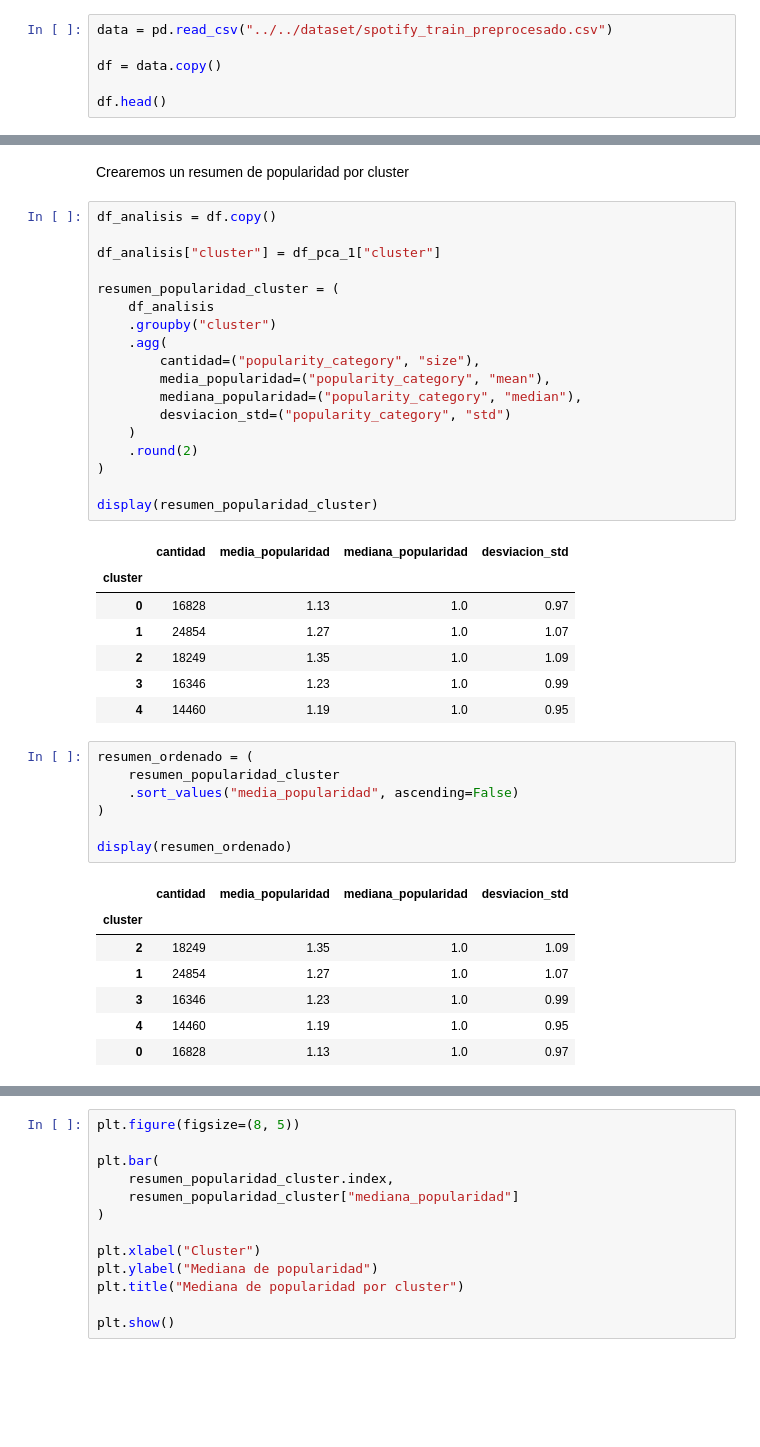
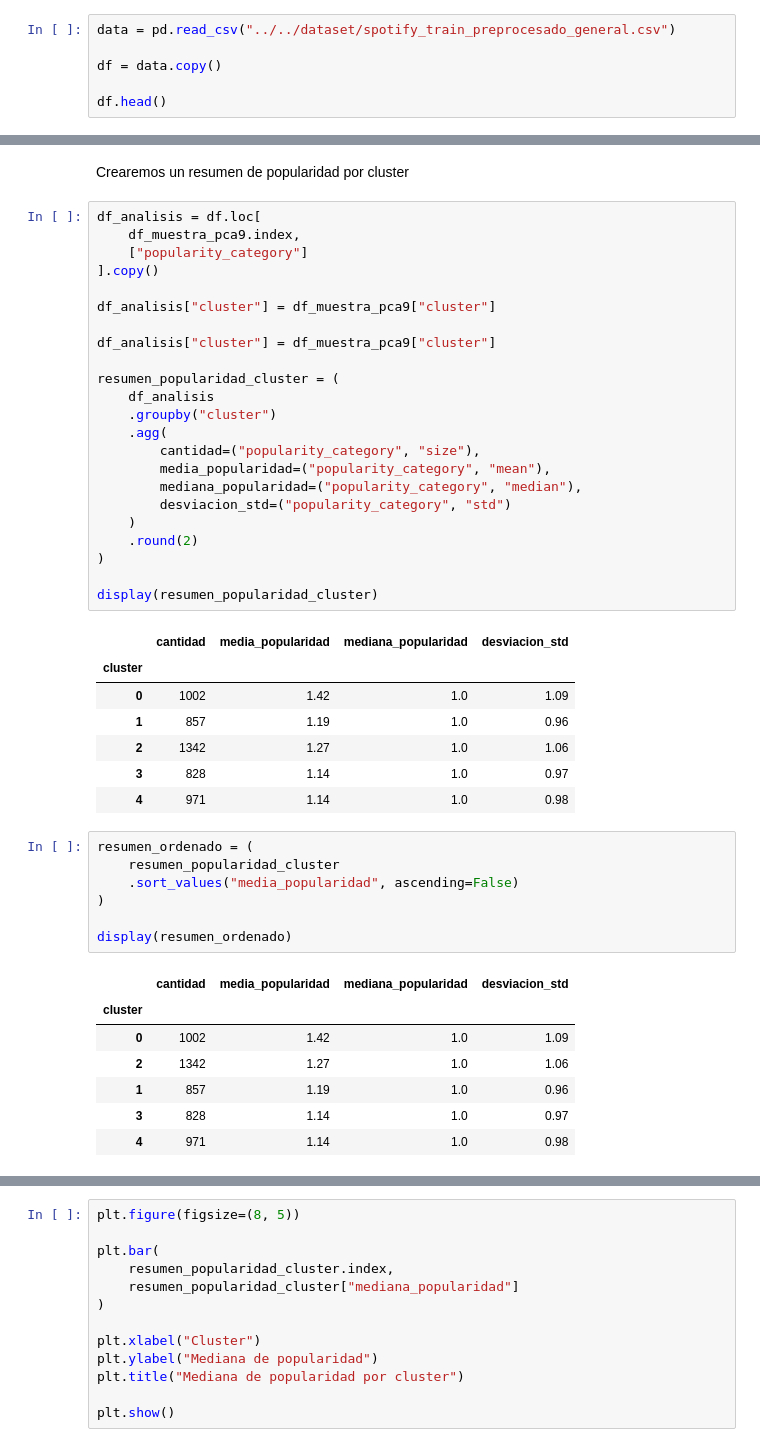
Before and after one commit to 0Trickster/Project-MLY-1, a Jupyter notebook: notebooks/modelos_no_supervisados/06_K-means.ipynb, the cells around one changed output, grey strips where cells are left out. Saved outputs shown, nothing was run; the diff lists cells and outputs as text; blank space fills up the shorter version.

```diff
--- a/notebooks/modelos_no_supervisados/06_K-means.ipynb
+++ b/notebooks/modelos_no_supervisados/06_K-means.ipynb
@@ -34,7 +34,7 @@ ejecutar esta configuración
 
 sys.path.append(os.path.abspath(".."))
 # %%
-data = pd.read_csv("../../dataset/spotify_train_preprocesado.csv")
+data = pd.read_csv("../../dataset/spotify_train_preprocesado_general.csv")
 
 df = data.copy()
 
@@ -763,31 +769,36 @@ Estos resultados permiten observar diferencias en la distribución de la popular
 # %% [markdown]
 Crearemos un resumen de popularidad por cluster
 # %%
-df_analisis = df.copy()
+df_analisis = df.loc[
+    df_muestra_pca9.index,
+    ["popularity_category"]
+].copy()
 
-df_analisis["cluster"] = df_pca_1["cluster"]
+df_analisis["cluster"] = df_muestra_pca9["cluster"]
+
+df_analisis["cluster"] = df_muestra_pca9["cluster"]
 
 resumen_popularidad_cluster = (
     df_analisis
     .groupby("cluster")
     .agg(
         cantidad=("popularity_category", "size"),
         media_popularidad=("popularity_category", "mean"),
         mediana_popularidad=("popularity_category", "median"),
         desviacion_std=("popularity_category", "std")
     )
     .round(2)
 )
 
 display(resumen_popularidad_cluster)
 # %% [output]
 |  | cantidad | media_popularidad | mediana_popularidad | desviacion_std |
 | cluster |  |  |  |  |
-| 0 | 16828 | 1.13 | 1.0 | 0.97 |
-| 1 | 24854 | 1.27 | 1.0 | 1.07 |
-| 2 | 18249 | 1.35 | 1.0 | 1.09 |
-| 3 | 16346 | 1.23 | 1.0 | 0.99 |
-| 4 | 14460 | 1.19 | 1.0 | 0.95 |
+| 0 | 1002 | 1.42 | 1.0 | 1.09 |
+| 1 | 857 | 1.19 | 1.0 | 0.96 |
+| 2 | 1342 | 1.27 | 1.0 | 1.06 |
+| 3 | 828 | 1.14 | 1.0 | 0.97 |
+| 4 | 971 | 1.14 | 1.0 | 0.98 |
 # %%
 resumen_ordenado = (
     resumen_popularidad_cluster
@@ -798,11 +809,11 @@ display(resumen_ordenado)
 # %% [output]
 |  | cantidad | media_popularidad | mediana_popularidad | desviacion_std |
 | cluster |  |  |  |  |
-| 2 | 18249 | 1.35 | 1.0 | 1.09 |
-| 1 | 24854 | 1.27 | 1.0 | 1.07 |
-| 3 | 16346 | 1.23 | 1.0 | 0.99 |
-| 4 | 14460 | 1.19 | 1.0 | 0.95 |
-| 0 | 16828 | 1.13 | 1.0 | 0.97 |
+| 0 | 1002 | 1.42 | 1.0 | 1.09 |
+| 2 | 1342 | 1.27 | 1.0 | 1.06 |
+| 1 | 857 | 1.19 | 1.0 | 0.96 |
+| 3 | 828 | 1.14 | 1.0 | 0.97 |
+| 4 | 971 | 1.14 | 1.0 | 0.98 |
 # %%
 plt.figure(figsize=(8, 5))
 
```
Also changed, not shown: parts of 13 cells of this notebook, 11 other files.
